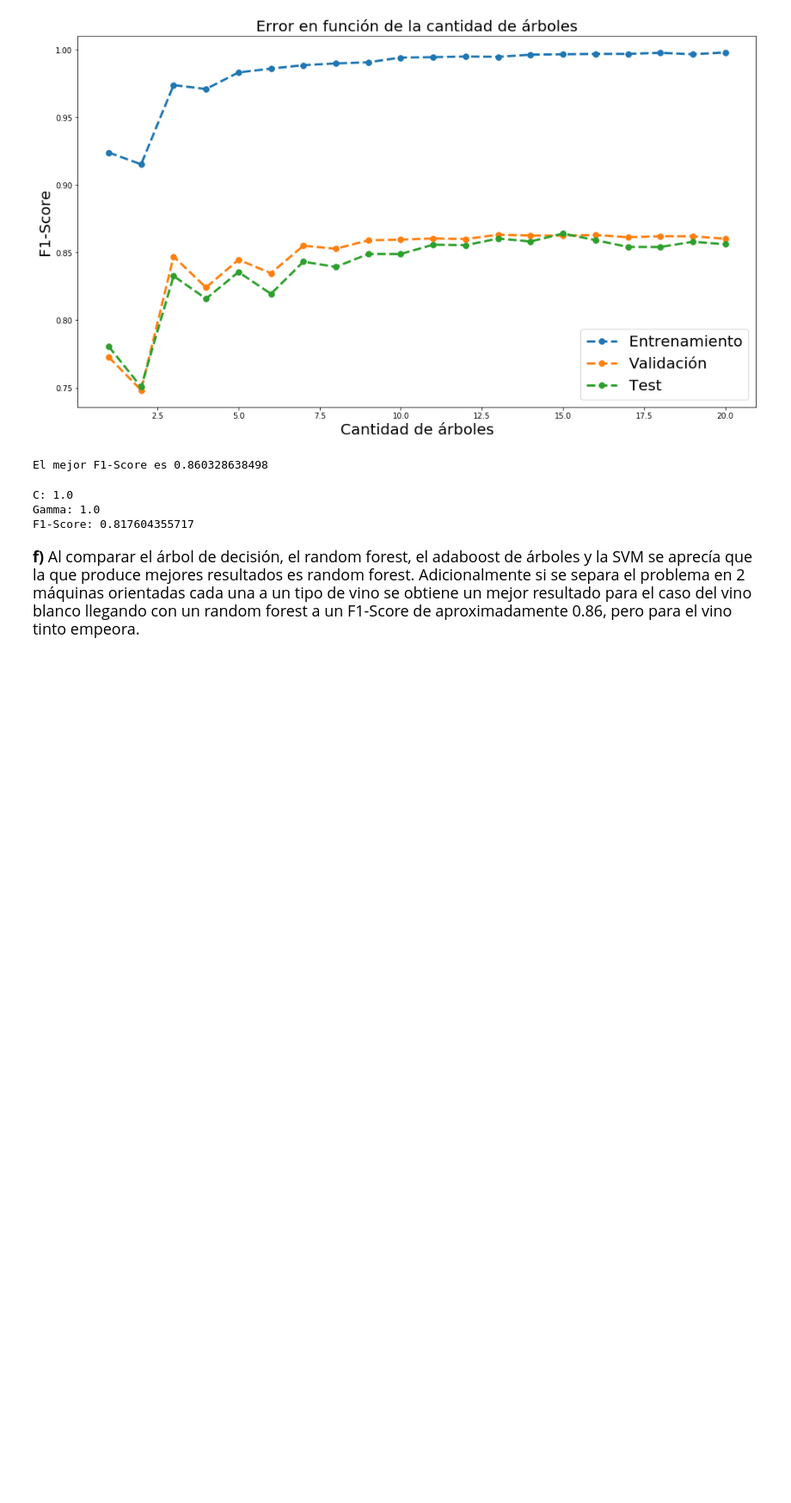
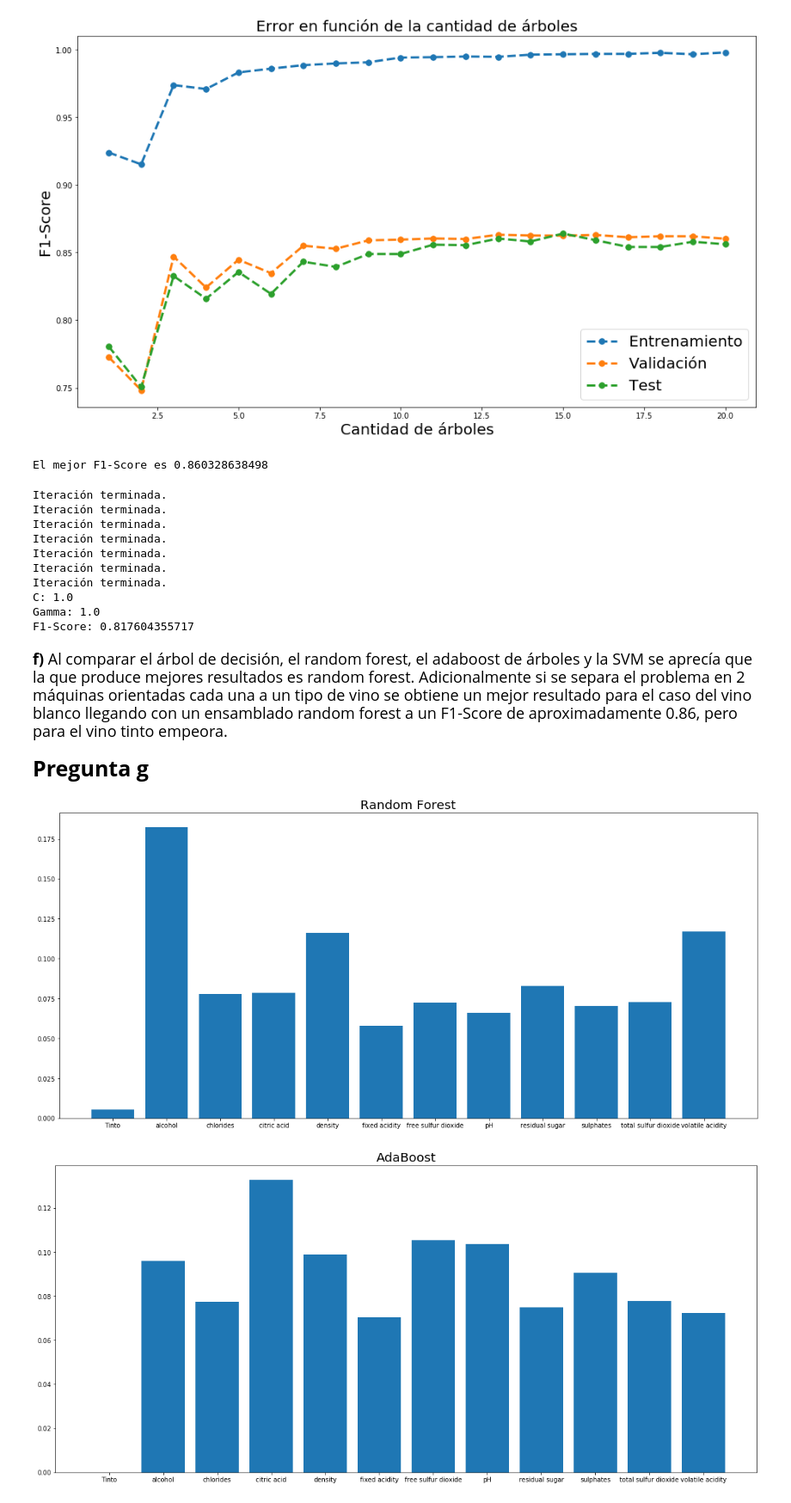
Before and after one commit to Sitrico/ML-T3, a Jupyter notebook: Laboratorio 3 - Parte 3.ipynb, the cells around one changed output. Shown: that part at 86% size. Cells and saved outputs as stored; diff of their text form; code cells hidden in the pictures; blank space fills up the shorter version.

```diff
--- a/Laboratorio 3 - Parte 3.ipynb
+++ b/Laboratorio 3 - Parte 3.ipynb
@@ -315,7 +321,7 @@ for i in C_range:
             mayor = score
             best_c = i
             best_gamma = j
-    #print("Hi")
+    print("Iteración terminada.")
 
 model = SVM(kernel = "rbf", C = best_c, gamma = best_gamma)
 model.fit(X_train,y_train.reshape(y_train.shape[0]))
@@ -325,10 +331,61 @@ print("C:",best_c)
 print("Gamma:",best_gamma)
 print("F1-Score:", score)
 # %% [output]
+Iteración terminada.
+Iteración terminada.
+Iteración terminada.
+Iteración terminada.
+Iteración terminada.
+Iteración terminada.
+Iteración terminada.
 C: 1.0
 Gamma: 1.0
 F1-Score: 0.817604355717
 # %% [markdown]
 <p style="font-size: 18px; line-height: 135%;}">
-<b>f)</b> Al comparar el árbol de decisión, el random forest, el adaboost de árboles y la SVM se aprecía que la que produce mejores resultados es random forest. Adicionalmente si se separa el problema en 2 máquinas orientadas cada una a un tipo de vino se obtiene un mejor resultado para el caso del vino blanco llegando con un random forest a un F1-Score de aproximadamente 0.86, pero para el vino tinto empeora.
+<b>f)</b> Al comparar el árbol de decisión, el random forest, el adaboost de árboles y la SVM se aprecía que la que produce mejores resultados es random forest. Adicionalmente si se separa el problema en 2 máquinas orientadas cada una a un tipo de vino se obtiene un mejor resultado para el caso del vino blanco llegando con un ensamblado random forest a un F1-Score de aproximadamente 0.86, pero para el vino tinto empeora.
 </p>
+# %% [markdown]
+<p style="font-size: 25px; line-height: 135%;}">
+<b>Pregunta g</b>
+</p>
+# %%
+df_red = pd.read_csv("winequality-red.csv",sep=";")
+df_white = pd.read_csv("winequality-white.csv",sep=";")
+df = pd.concat([df_red,df_white], axis=0)
+df = df.assign(Tinto = pd.Series(np.array([1] * len(df_red) + [0] * len(df_white))).values)
+
+df['good_quality'] = [1 if q>5 else 0 for q in df.quality]
+del df['quality']
+
+atributos = list(df)
+atributos.remove("good_quality")
+X = df.as_matrix(atributos)
+y = df.as_matrix(["good_quality"])
+
+#Se proceden a generar los conjuntos
+X_train, X_test, y_train, y_test = train_test_split(X, y, test_size=0.25, random_state=1)
+X_train, X_val, y_train, y_val = train_test_split(X_train, y_train, test_size=0.25, random_state=1)
+
+
+model = RandomForestClassifier(random_state = 0, n_estimators = 50, max_depth=11, n_jobs=-1)
+model.fit(X_train, y_train.reshape(y_train.shape[0]))
+
+importancia = model.feature_importances_
+
+plt.figure(figsize = (20, 9))
+plt.bar( atributos , importancia)
+plt.title("Random Forest", fontsize=20)
+plt.show()
+
+model = AdaBoostClassifier(base_estimator=Tree(max_depth=11, random_state = 0), n_estimators= 51, random_state = 0)
+model.fit(X_train, y_train.reshape(y_train.shape[0]))
+
+importancia = model.feature_importances_
+plt.figure(figsize = (20, 9))
+plt.bar( atributos , importancia)
+plt.title("AdaBoost", fontsize=20)
+plt.show()
+# %% [output]
+[figure, added]
+[figure, added]
```
Also changed, not shown: parts of 7 cells of this notebook.
